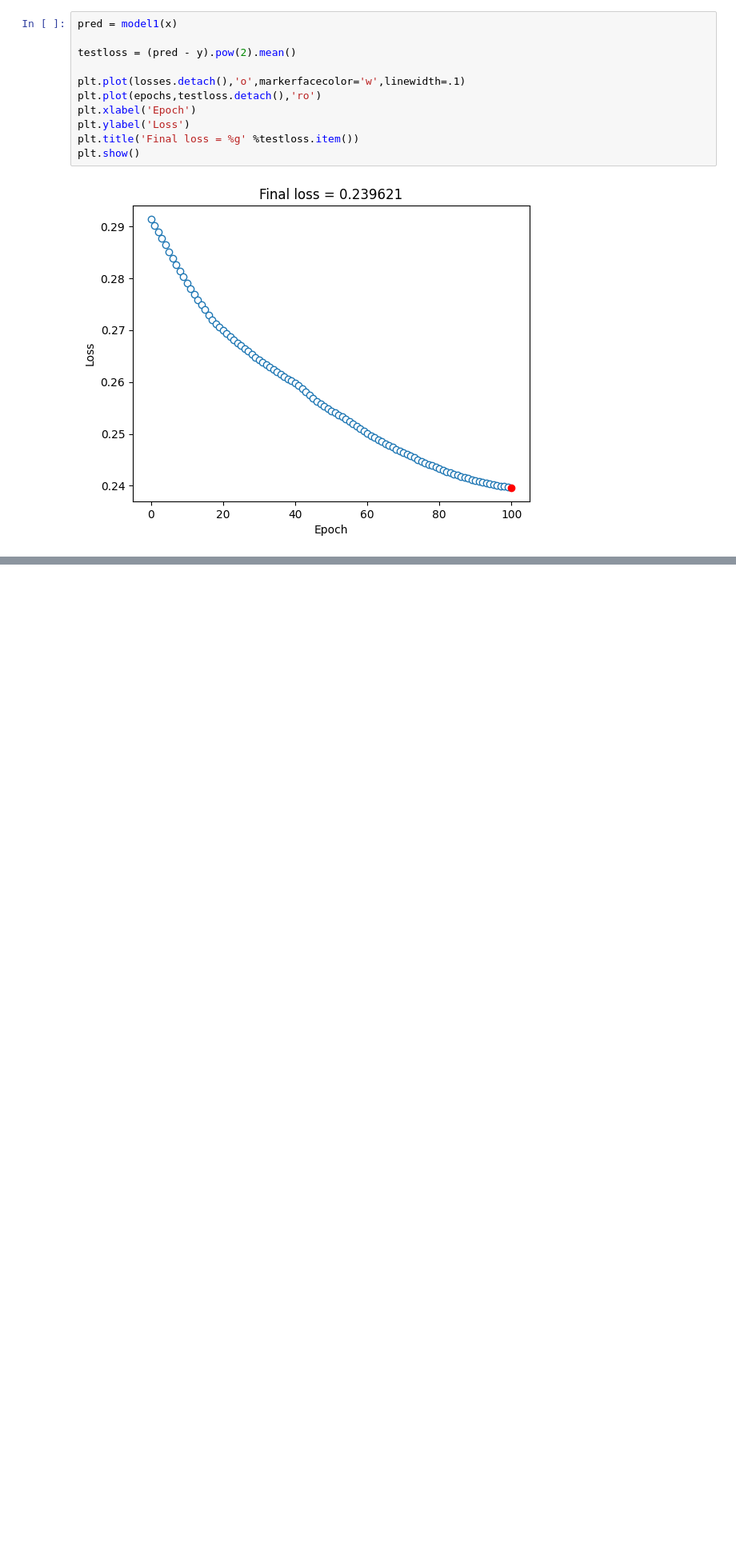
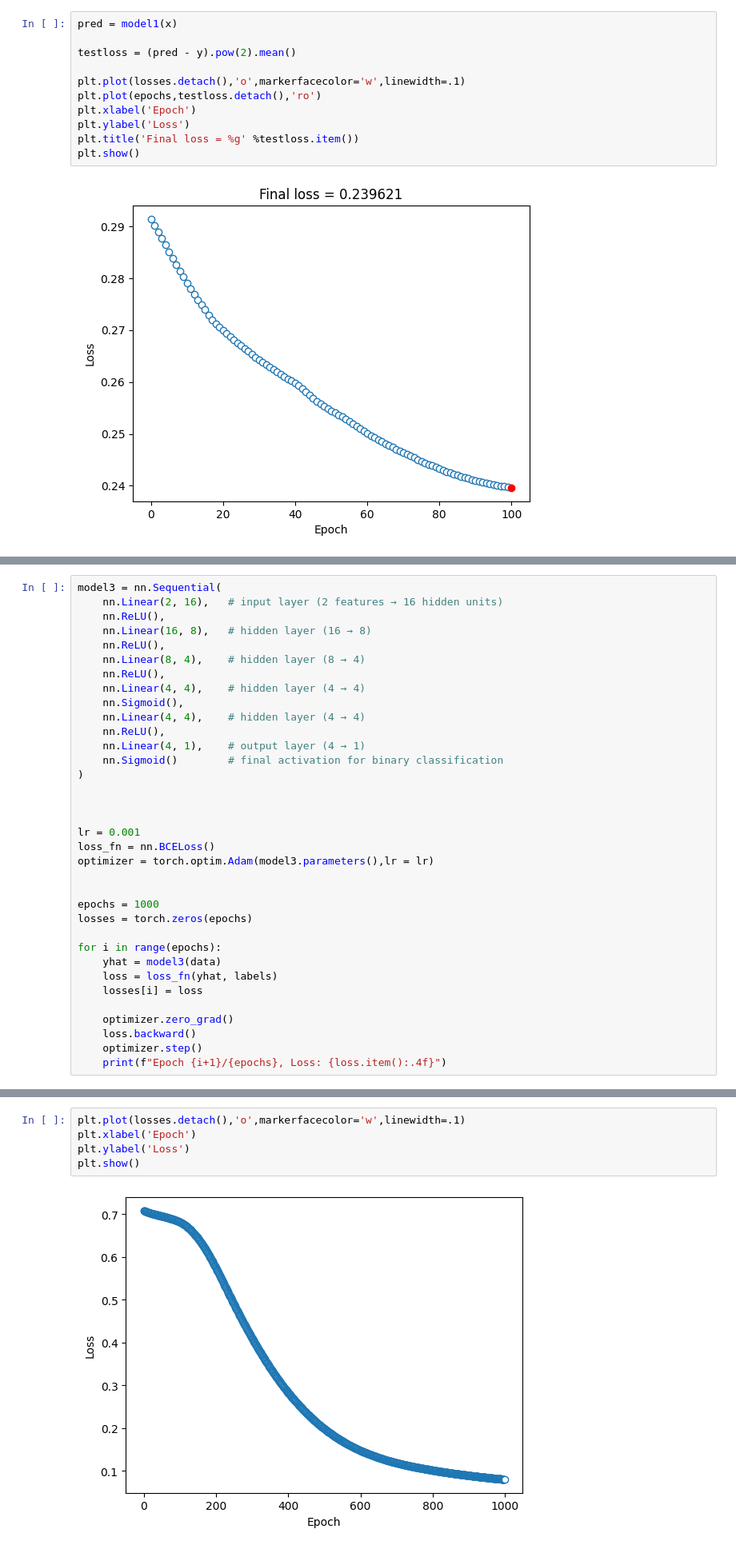
Before and after one commit to dswithgaurav/DL-Using-Pytorch, a Jupyter notebook: 03.ANN.ipynb, the cells around one changed output, grey strips where cells are left out. Shown at 80% size. Drawn from its saved outputs; the diff is of its cells as text; blank space fills up the shorter version.

```diff
--- a/03.ANN.ipynb
+++ b/03.ANN.ipynb
@@ -86,0 +221,35 @@ plt.show()
+# %%
+model3 = nn.Sequential(
+    nn.Linear(2, 16),   # input layer (2 features → 16 hidden units)
+    nn.ReLU(),
+    nn.Linear(16, 8),   # hidden layer (16 → 8)
+    nn.ReLU(),
+    nn.Linear(8, 4),    # hidden layer (8 → 4)
+    nn.ReLU(),
+    nn.Linear(4, 4),    # hidden layer (4 → 4)
+    nn.Sigmoid(),
+    nn.Linear(4, 4),    # hidden layer (4 → 4)
+    nn.ReLU(),
+    nn.Linear(4, 1),    # output layer (4 → 1)
+    nn.Sigmoid()        # final activation for binary classification
+)
+
+
+
+lr = 0.001
+loss_fn = nn.BCELoss()
+optimizer = torch.optim.Adam(model3.parameters(),lr = lr)
+
+
+epochs = 1000
+losses = torch.zeros(epochs)
+
+for i in range(epochs):
+    yhat = model3(data)
+    loss = loss_fn(yhat, labels)
+    losses[i] = loss
+
+    optimizer.zero_grad()
+    loss.backward()
+    optimizer.step()
+    print(f"Epoch {i+1}/{epochs}, Loss: {loss.item():.4f}")
@@ -86,0 +274,7 @@ plt.show()
+# %%
+plt.plot(losses.detach(),'o',markerfacecolor='w',linewidth=.1)
+plt.xlabel('Epoch')
+plt.ylabel('Loss')
+plt.show()
+# %% [output]
+[figure, added]
```
Also changed, not shown: parts of 17 cells of this notebook, 1 other file.
